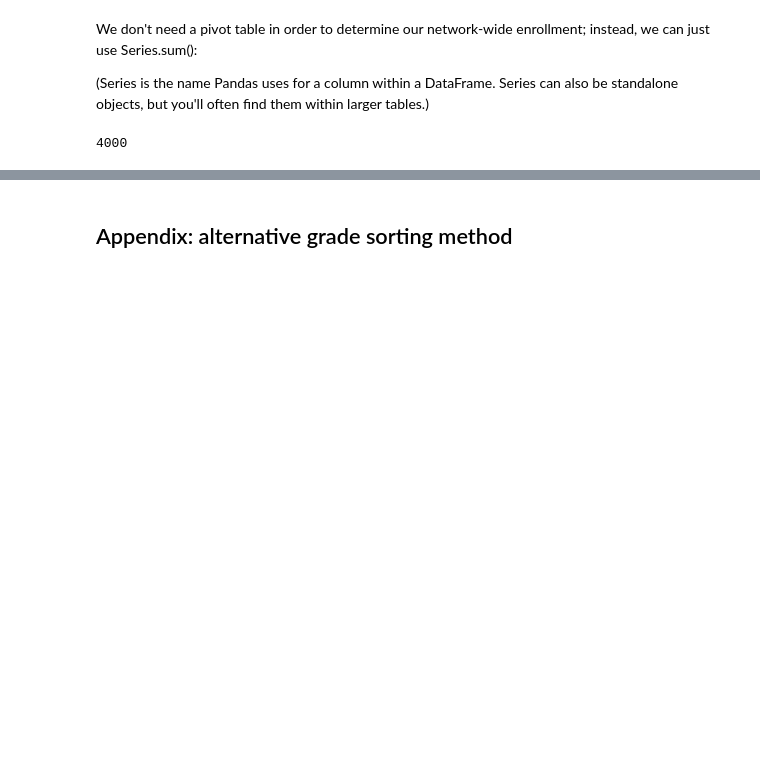
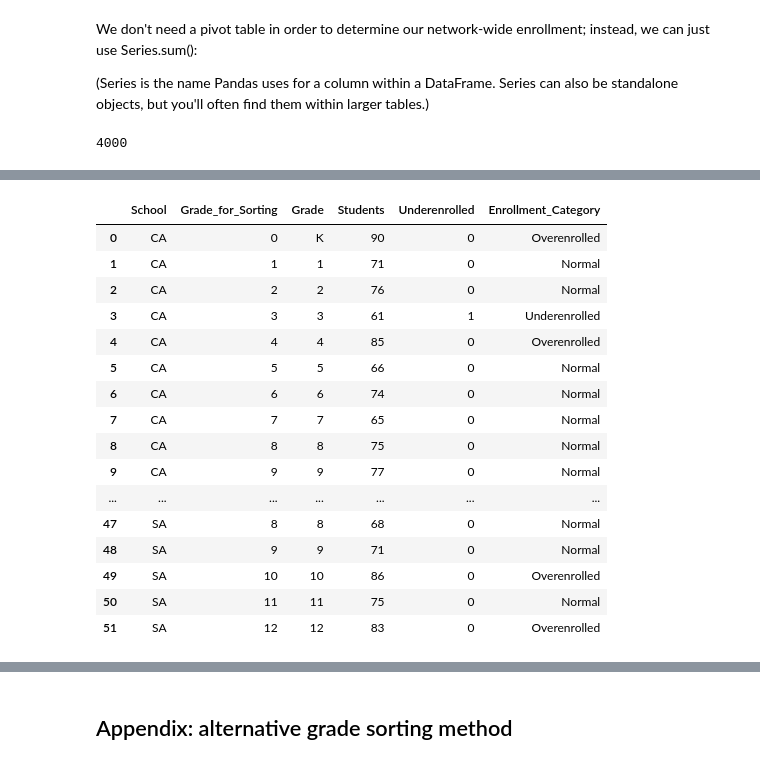
Before and after one commit to kburchfiel/python_for_nonprofits, a Jupyter notebook: part_x_spreadsheet_ops/part_x_spreadsheet_ops.ipynb, the cells around one changed output, grey strips where cells are left out. Cells and saved outputs as stored; diff of their text form; code cells hidden in the pictures; blank space fills up the shorter version.

```diff
--- a/part_x_spreadsheet_ops/part_x_spreadsheet_ops.ipynb
+++ b/part_x_spreadsheet_ops/part_x_spreadsheet_ops.ipynb
@@ -139,0 +176,3 @@ df_curr_enrollment['Students'].sum()
+# %%
+overenrolled_threshold = 80
+df_school_grade_pivot.query("Students >= @overenrolled_threshold")
@@ -139,0 +231,13 @@ df_curr_enrollment['Students'].sum()
+# %%
+df_school_grade_pivot['Underenrolled'] = np.where(
+    df_school_grade_pivot['Students'] < 65, 1, 0)
+# The first argument (df_school_grade_pivot['Students'] < 65) is the condition
+# being evaluated by np.where(), and the second and third arguments (1 and 0)
+# show what values to add to the column if the condition is met or not met,
+# respectively.
+
+# Note that we don't need a for loop to accomplish this operation! In general,
+# the less you use for loops within DataFrame operations, the faster your code
+# will run.
+
+df_school_grade_pivot
@@ -139,0 +268,24 @@ df_curr_enrollment['Students'].sum()
+# %%
+condlist = [df_school_grade_pivot['Students'] < 65,
+            df_school_grade_pivot['Students'] >= overenrolled_threshold]
+choicelist = ['Underenrolled', 'Overenrolled']
+df_school_grade_pivot['Enrollment_Category'] = np.select(condlist, choicelist, 'Normal')
+df_school_grade_pivot
+# %% [output]
+|  | School | Grade_for_Sorting | Grade | Students | Underenrolled | Enrollment_Category |
+| 0 | CA | 0 | K | 90 | 0 | Overenrolled |
+| 1 | CA | 1 | 1 | 71 | 0 | Normal |
+| 2 | CA | 2 | 2 | 76 | 0 | Normal |
+| 3 | CA | 3 | 3 | 61 | 1 | Underenrolled |
+| 4 | CA | 4 | 4 | 85 | 0 | Overenrolled |
+| 5 | CA | 5 | 5 | 66 | 0 | Normal |
+| 6 | CA | 6 | 6 | 74 | 0 | Normal |
+| 7 | CA | 7 | 7 | 65 | 0 | Normal |
+| 8 | CA | 8 | 8 | 75 | 0 | Normal |
+| 9 | CA | 9 | 9 | 77 | 0 | Normal |
+| ... | ... | ... | ... | ... | ... | ... |
+| 47 | SA | 8 | 8 | 68 | 0 | Normal |
+| 48 | SA | 9 | 9 | 71 | 0 | Normal |
+| 49 | SA | 10 | 10 | 86 | 0 | Overenrolled |
+| 50 | SA | 11 | 11 | 75 | 0 | Normal |
+| 51 | SA | 12 | 12 | 83 | 0 | Overenrolled |
```
Also changed, not shown: parts of 24 cells of this notebook.
